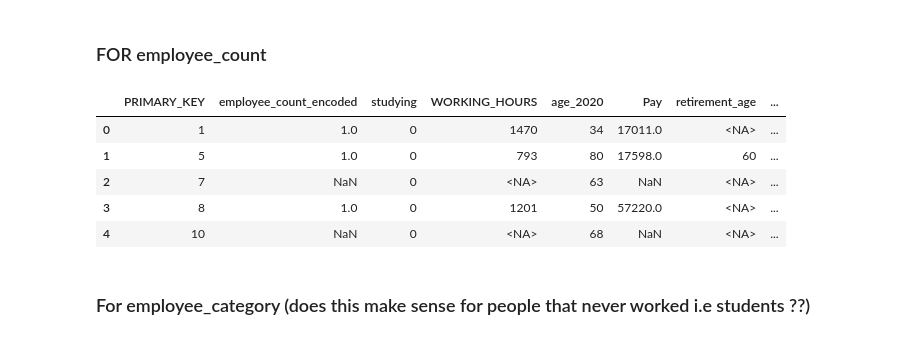
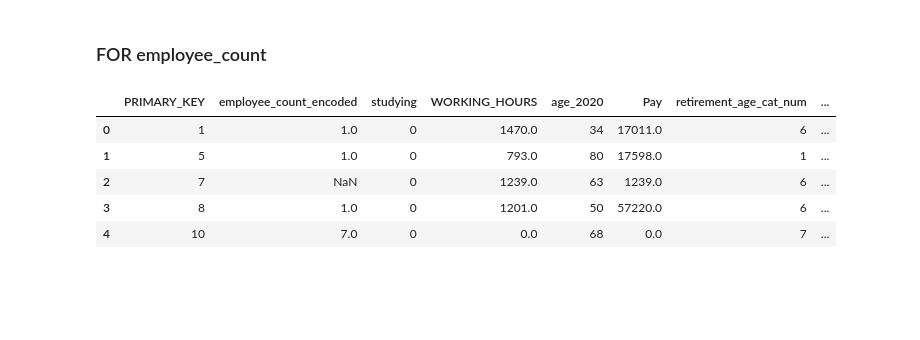
Before and after one commit to rinaaro/Machine-Learning-Project, a Jupyter notebook: merging_v3.ipynb, the cells around one changed output. Drawn from its saved outputs; the diff is of its cells as text; code cells hidden in the pictures; blank space fills up the shorter version.

Commit message:
Category correction

```diff
--- a/merging_v3.ipynb
+++ b/merging_v3.ipynb
@@ -248,0 +354,11 @@ emp_contract                  12727               25.4
+# %%
+#learn_data["WORKING_HOURS"] = learn_data.apply(
+#    lambda row: avg_working_hours[row["JOB_42"]] if pd.isnull(row["WORKING_HOURS"]) else row["WORKING_HOURS"],
+#    axis=1
+#)
+
+learn_data["WORKING_HOURS"] = learn_data.apply(
+    lambda row: avg_working_hours.get(row["JOB_42_og"], np.nan) if pd.isnull(row["WORKING_HOURS"]) else row["WORKING_HOURS"],
+    axis=1
+)
+learn_data
@@ -248,0 +402,7 @@ emp_contract                  12727               25.4
+# %%
+learn_data["Pay"] = learn_data.apply(
+    lambda row: avg_working_hours.get(row["JOB_42_og"], np.nan) if pd.isnull(row["Pay"]) else row["Pay"],
+    axis=1
+)
+
+learn_data
@@ -250,0 +427,14 @@ emp_contract                  12727               25.4
+# %%
+#make all relevant (categorical) cols numerical
+learn_data['employee_count_num'] = LabelEncoder().fit_transform(learn_data['employee_count'])
+learn_data['Employer_category_num'] = LabelEncoder().fit_transform(learn_data['Employer_category'])
+learn_data['retirement_age_cat_num'] = LabelEncoder().fit_transform(learn_data['retirement_age_cat'])
+learn_data['REG_JOB_num'] = pd.factorize(learn_data['REG_JOB'])[0]
+#learn_data['REG_JOB_num'] = LabelEncoder().fit_transform(learn_data['REG_JOB'])
+#learn_data['retirement_age_cat_num'] = LabelEncoder().fit_transform(learn_data['retirement_age_cat'])
+#learn_data['Employer_category_num']
+# %%
+learn_data['Employer_category_encoded'] = learn_data['Employer_category_num'].map(lambda x: np.nan if x==0 else x)
+df_train_2 = learn_data.loc[:,["PRIMARY_KEY","Employer_category_encoded", "studying", "WORKING_HOURS", "age_2020", "Pay", "retirement_age_cat_num",
+                             "Sports_Category", "REG_JOB_num"]]
+df_train_2.head()
@@ -258,16 +483,16 @@ emp_contract                  12727               25.4
 # %%
-#learn_data['employee_count_encoded'] = le.transform(learn_data['employee_count'])
-learn_data['employee_count_encoded'] = learn_data['employee_count'].map(lambda x: np.nan if x==0 else x)
-df_train_1 = learn_data.loc[:,["PRIMARY_KEY", "employee_count_encoded","studying", "WORKING_HOURS", "age_2020","Pay", "retirement_age",
-                             "Sports_Category", "REG_JOB"]]
+learn_data['employee_count_encoded'] = learn_data['employee_count_num'].map(lambda x: np.nan if x==0 else x)
+
+df_train_1 = learn_data.loc[:,["PRIMARY_KEY", "employee_count_encoded", "studying", "WORKING_HOURS", "age_2020", "Pay", "retirement_age_cat_num",
+                             "Sports_Category", "REG_JOB_num", "Lat", "long"]]
 df_train_1.head()
 # %% [output]
-|  | PRIMARY_KEY | employee_count_encoded | studying | WORKING_HOURS | age_2020 | Pay | retirement_age | ... |
-| 0 | 1 | 1.0 | 0 | 1470 | 34 | 17011.0 | <NA> | ... |
-| 1 | 5 | 1.0 | 0 | 793 | 80 | 17598.0 | 60 | ... |
-| 2 | 7 | NaN | 0 | <NA> | 63 | NaN | <NA> | ... |
-| 3 | 8 | 1.0 | 0 | 1201 | 50 | 57220.0 | <NA> | ... |
-| 4 | 10 | NaN | 0 | <NA> | 68 | NaN | <NA> | ... |
+|  | PRIMARY_KEY | employee_count_encoded | studying | WORKING_HOURS | age_2020 | Pay | retirement_age_cat_num | ... |
+| 0 | 1 | 1.0 | 0 | 1470.0 | 34 | 17011.0 | 6 | ... |
+| 1 | 5 | 1.0 | 0 | 793.0 | 80 | 17598.0 | 1 | ... |
+| 2 | 7 | NaN | 0 | 1239.0 | 63 | 1239.0 | 6 | ... |
+| 3 | 8 | 1.0 | 0 | 1201.0 | 50 | 57220.0 | 6 | ... |
+| 4 | 10 | 7.0 | 0 | 0.0 | 68 | 0.0 | 7 | ... |
 # %%
 imputer = IterativeImputer(random_state=100)
 imputer.fit(df_train_1)
@@ -279,5 +504,3 @@ df_imputed_1 = imputer.transform(df_train)
 learn_data.loc[:,"employee_count_encoded"] = df_imputed_1[:,1].round().astype(int)
 #count_imputed = list(le.inverse_transform(learn_data['employee_count_encoded'].round().astype('int')))
 #learn_data["employee_count_encoded"] = count_imputed
-# %% [markdown]
-### For employee_category (does this make sense for people that never worked i.e students ??)
```
Also changed, not shown: parts of 53 cells of this notebook.
